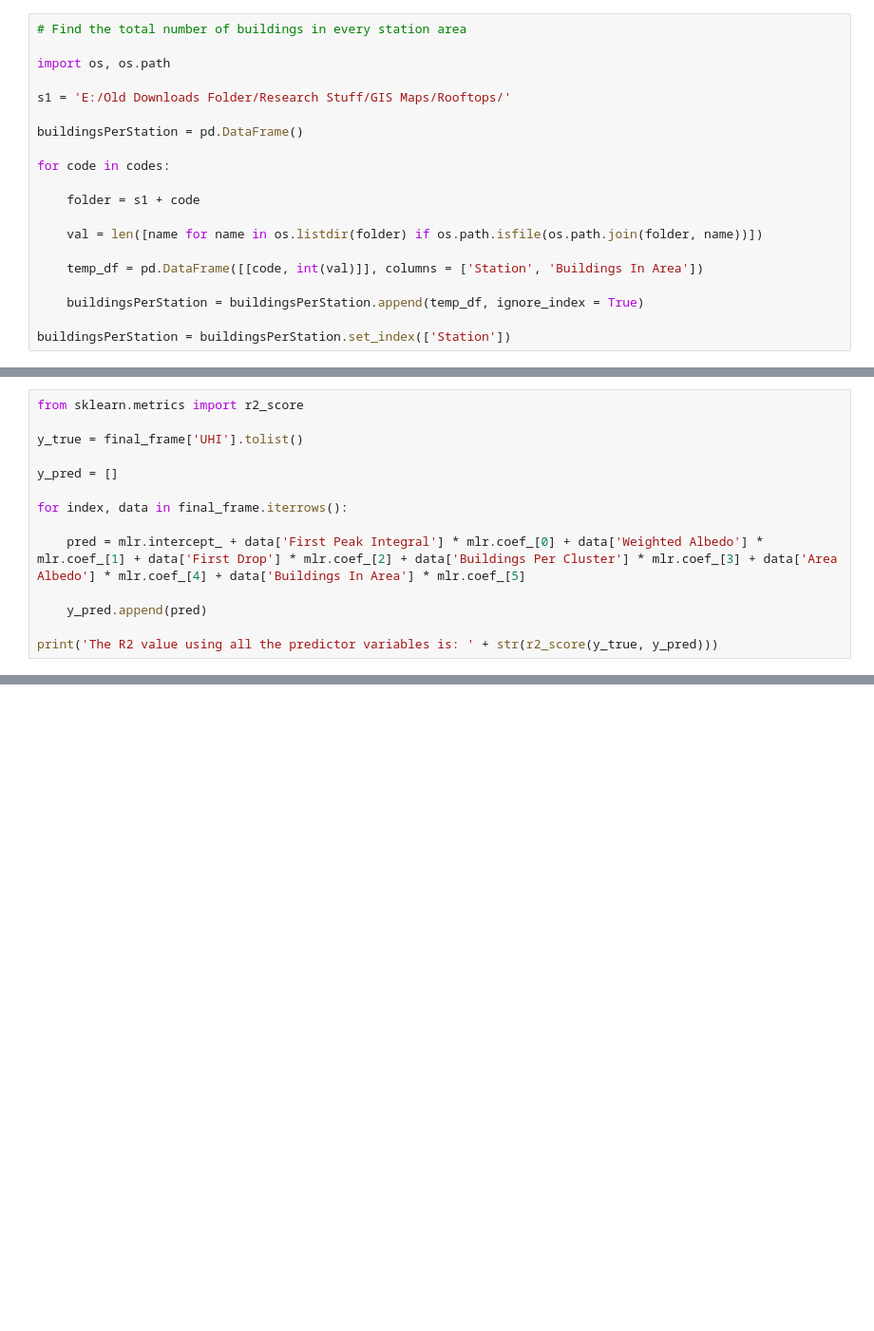
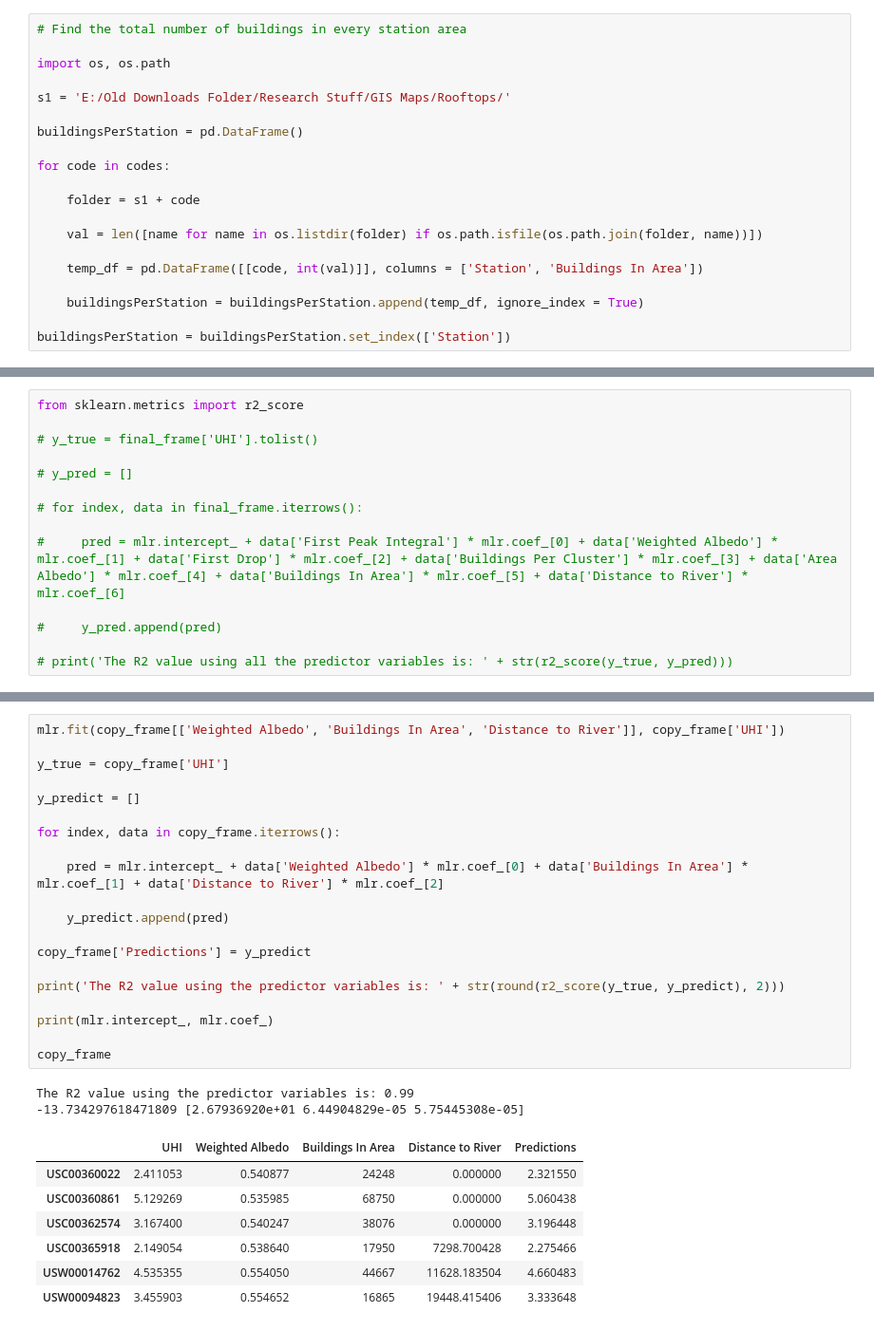
Before and after one commit to rrusali/2020-Summer-Research, a Jupyter notebook: Regression Analysis.ipynb, the cells around one changed output, grey strips where cells are left out. Shown: that part at 95% size. Drawn from its saved outputs; the diff is of its cells as text; blank space fills up the shorter version.

```diff
--- a/Regression Analysis.ipynb
+++ b/Regression Analysis.ipynb
@@ -189,14 +241,14 @@ print(mlr.coef_)
 # %%
 from sklearn.metrics import r2_score
 
-y_true = final_frame['UHI'].tolist()
+# y_true = final_frame['UHI'].tolist()
 
-y_pred = []
+# y_pred = []
 
-for index, data in final_frame.iterrows():
+# for index, data in final_frame.iterrows():
 
-    pred = mlr.intercept_ + data['First Peak Integral'] * mlr.coef_[0] + data['Weighted Albedo'] * mlr.coef_[1] + data['First Drop'] * mlr.coef_[2] + data['Buildings Per Cluster'] * mlr.coef_[3] + data['Area Albedo'] * mlr.coef_[4] + data['Buildings In Area'] * mlr.coef_[5]
+#     pred = mlr.intercept_ + data['First Peak Integral'] * mlr.coef_[0] + data['Weighted Albedo'] * mlr.coef_[1] + data['First Drop'] * mlr.coef_[2] + data['Buildings Per Cluster'] * mlr.coef_[3] + data['Area Albedo'] * mlr.coef_[4] + data['Buildings In Area'] * mlr.coef_[5] + data['Distance to River'] * mlr.coef_[6]
 
-    y_pred.append(pred)
+#     y_pred.append(pred)
 
-print('The R2 value using all the predictor variables is: ' + str(r2_score(y_true, y_pred)))
+# print('The R2 value using all the predictor variables is: ' + str(r2_score(y_true, y_pred)))
@@ -265,0 +413,30 @@ The R2 value is: 0.69 -- The dropped variable is: Buildings In Area
+# %%
+mlr.fit(copy_frame[['Weighted Albedo', 'Buildings In Area', 'Distance to River']], copy_frame['UHI'])
+
+y_true = copy_frame['UHI']
+
+y_predict = []
+
+for index, data in copy_frame.iterrows():
+
+    pred = mlr.intercept_ + data['Weighted Albedo'] * mlr.coef_[0] + data['Buildings In Area'] * mlr.coef_[1] + data['Distance to River'] * mlr.coef_[2]
+
+    y_predict.append(pred)
+
+copy_frame['Predictions'] = y_predict
+
+print('The R2 value using the predictor variables is: ' + str(round(r2_score(y_true, y_predict), 2)))
+
+print(mlr.intercept_, mlr.coef_)
+
+copy_frame
+# %% [output]
+The R2 value using the predictor variables is: 0.99
+-13.734297618471809 [2.67936920e+01 6.44904829e-05 5.75445308e-05]
+|  | UHI | Weighted Albedo | Buildings In Area | Distance to River | Predictions |
+| USC00360022 | 2.411053 | 0.540877 | 24248 | 0.000000 | 2.321550 |
+| USC00360861 | 5.129269 | 0.535985 | 68750 | 0.000000 | 5.060438 |
+| USC00362574 | 3.167400 | 0.540247 | 38076 | 0.000000 | 3.196448 |
+| USC00365918 | 2.149054 | 0.538640 | 17950 | 7298.700428 | 2.275466 |
+| USW00014762 | 4.535355 | 0.554050 | 44667 | 11628.183504 | 4.660483 |
+| USW00094823 | 3.455903 | 0.554652 | 16865 | 19448.415406 | 3.333648 |
```
Also changed, not shown: parts of 14 cells of this notebook, 9 other files.
